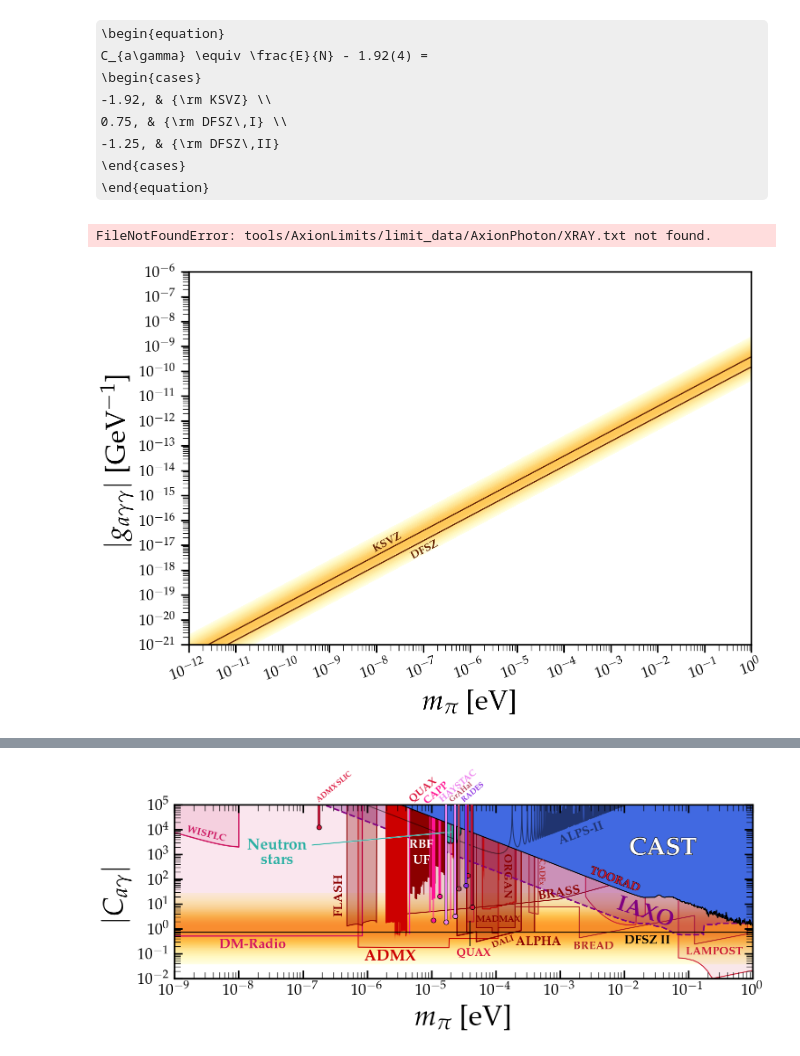
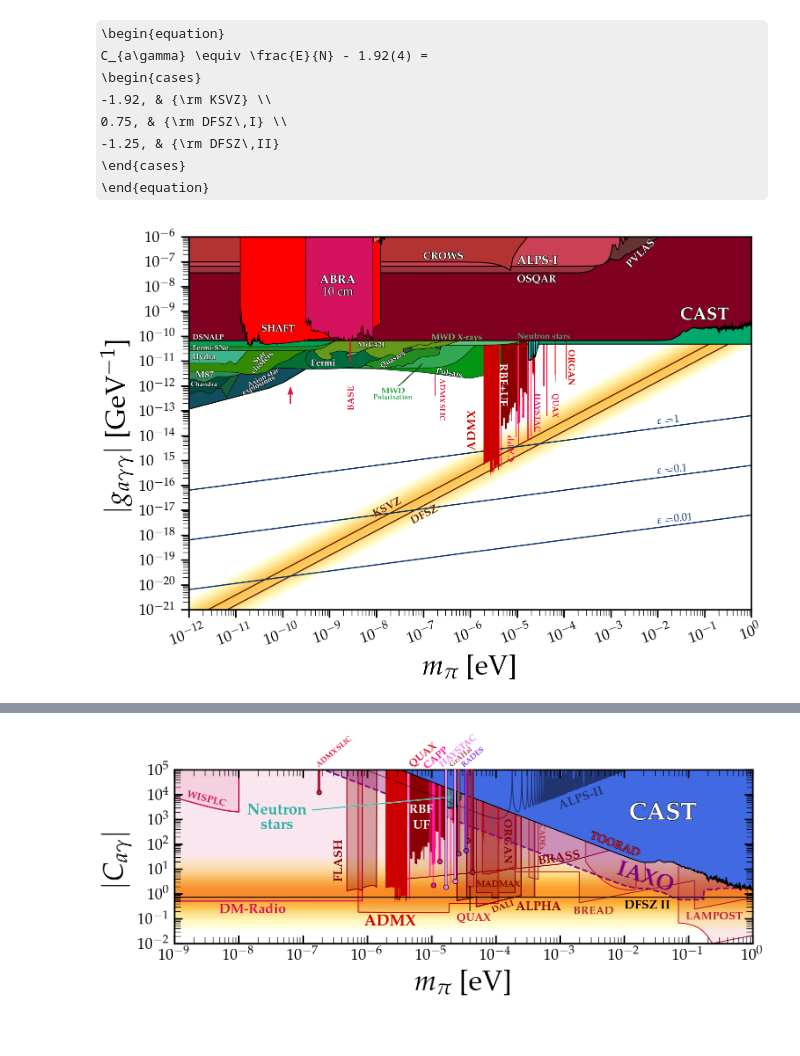
Before and after one commit to LoaneShark/pyAxiverse, a Jupyter notebook: tools/AxionPhoton.ipynb, the cells around one changed output, grey strips where cells are left out. Saved outputs shown, nothing was run; the diff lists cells and outputs as text; code cells hidden in the pictures; some formulas as TeX source.

Commit message:
QCD axion degenerate case comparison WIP

```diff
--- a/tools/AxionPhoton.ipynb
+++ b/tools/AxionPhoton.ipynb
@@ -30,37 +30,39 @@ import matplotlib.cm as cm
 from scipy.stats import norm
 from PlotFuncs import FigSetup, AxionPhoton, MySaveFig, BlackHoleSpins, FilledLimit, line_background
 
-tools_dir = os.path.abspath(os.path.join('./tools'))
+# Ensure all desired subdirectories are included in path
+project_dir = '~/projects/pi-axiverse/'
+tools_dir = os.path.abspath(os.path.expanduser(os.path.join(project_dir+'/tools')))
 if tools_dir not in sys.path:
     sys.path.append(tools_dir)
 
 fig,ax = FigSetup(Shape='Rectangular',ylab='$|g_{a\gamma\gamma}|$ [GeV$^{-1}$]',mathpazo=True)
 
 
 AxionPhoton.QCDAxion(ax,C_center=abs(5/3-1.92)*(44/3-1.92)/2,C_width=0.7,vmax=1.1,)
 AxionPhoton.Cosmology(ax)
 AxionPhoton.StellarBounds(ax)
 AxionPhoton.SolarBasin(ax)
 AxionPhoton.Haloscopes(ax,BASE_arrow_on=True)
 AxionPhoton.Helioscopes(ax)
 AxionPhoton.LSW(ax)
 AxionPhoton.LowMassAstroBounds(ax)
 
 # Dark matter astro/cosmo bounds:
 AxionPhoton.ALPdecay(ax)
 AxionPhoton.NeutronStars(ax)
 AxionPhoton.AxionStarExplosions(ax)
 
+#m_dqcd = 1e-29
 AxionPhoton.piAxion(ax,epsilon=1,lambda1=1,theta=1,label_mass=1e-2,C_logwidth=10,cmap='Blues',fs=18,rot = 6.0,
                 C_center=1,C_width=1.2,vmax=0.9)
-AxionPhoton.piAxion(ax,epsilon=0.5,lambda1=1,theta=1,label_mass=1e-2,C_logwidth=10,cmap='Blues',fs=18,rot = 6.0,
+AxionPhoton.piAxion(ax,epsilon=0.1,lambda1=1,theta=1,label_mass=1e-2,C_logwidth=10,cmap='Blues',fs=18,rot = 6.0,
                 C_center=1,C_width=1.2,vmax=0.9)
 AxionPhoton.piAxion(ax,epsilon=0.01,lambda1=1,theta=1,label_mass=1e-2,C_logwidth=10,cmap='Blues',fs=18,rot = 6.0,
                 C_center=1,C_width=1.2,vmax=0.9)
 MySaveFig(fig,'AxionPhoton')
 # %% [output]
-FileNotFoundError: tools/AxionLimits/limit_data/AxionPhoton/XRAY.txt not found.
-[figure, old version]
+[figure, new version]
 # %%
 %matplotlib inline
 from numpy import *
```
Also changed, not shown: parts of 1 cell of this notebook, 2 other files.
